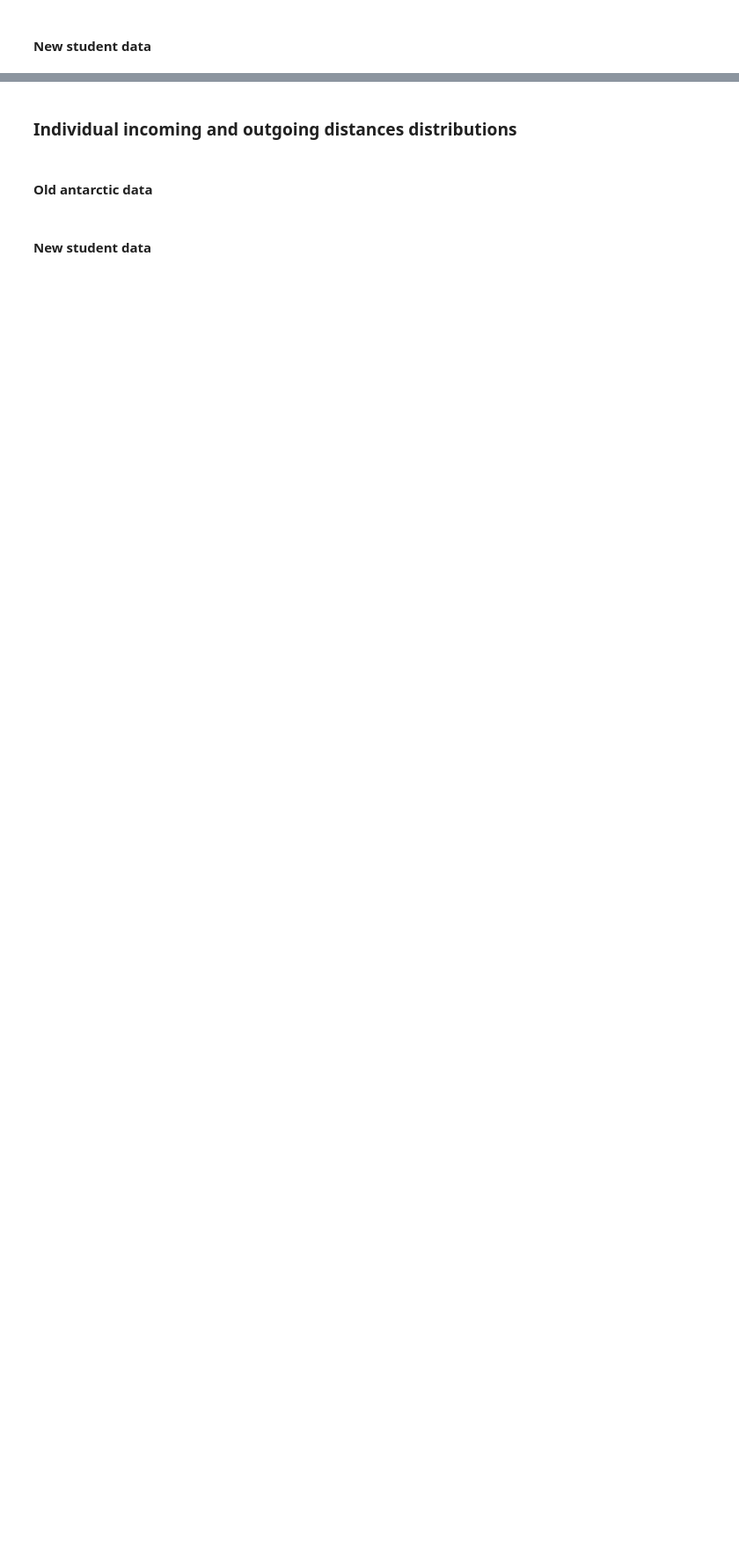
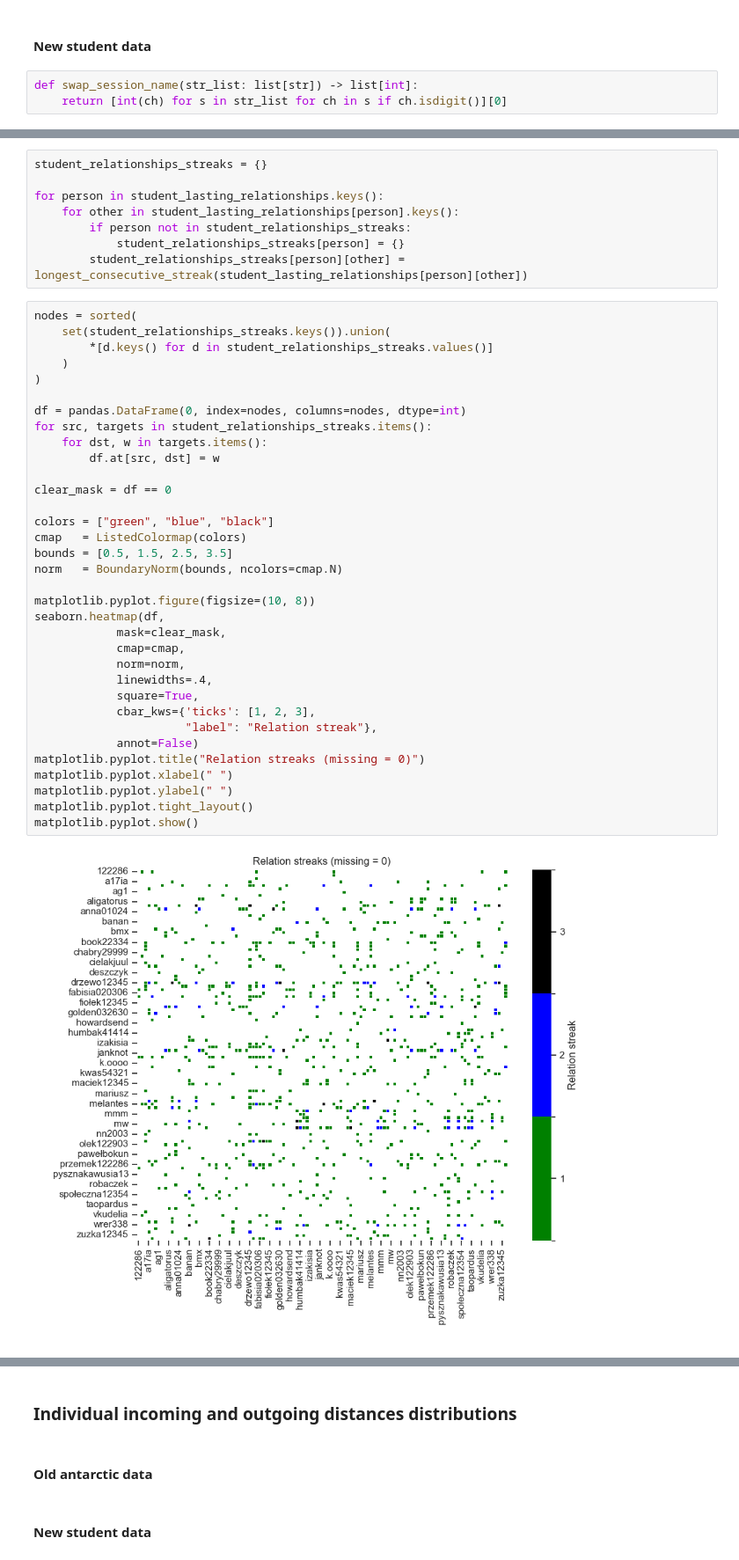
Before and after one commit to marcindahlen/Antarctica_research_2020, a Jupyter notebook: notebook.ipynb, the cells around one changed output, grey strips where cells are left out. Shown at 88% size. Cells and saved outputs as stored; diff of their text form; blank space fills up the shorter version.

```diff
--- a/notebook.ipynb
+++ b/notebook.ipynb
@@ -731,2 +770,5 @@ matplotlib.pyplot.show()
 # %% [markdown]
 #### New student data
+# %%
+def swap_session_name(str_list: list[str]) -> list[int]:
+    return [int(ch) for s in str_list for ch in s if ch.isdigit()][0]
@@ -732,0 +800,44 @@ matplotlib.pyplot.show()
+# %%
+student_relationships_streaks = {}
+
+for person in student_lasting_relationships.keys():
+    for other in student_lasting_relationships[person].keys():
+        if person not in student_relationships_streaks:
+            student_relationships_streaks[person] = {}
+        student_relationships_streaks[person][other] = longest_consecutive_streak(student_lasting_relationships[person][other])
+# %%
+nodes = sorted(
+    set(student_relationships_streaks.keys()).union(
+        *[d.keys() for d in student_relationships_streaks.values()]
+    )
+)
+
+df = pandas.DataFrame(0, index=nodes, columns=nodes, dtype=int)
+for src, targets in student_relationships_streaks.items():
+    for dst, w in targets.items():
+        df.at[src, dst] = w
+
+clear_mask = df == 0
+
+colors = ["green", "blue", "black"]
+cmap   = ListedColormap(colors)
+bounds = [0.5, 1.5, 2.5, 3.5]
+norm   = BoundaryNorm(bounds, ncolors=cmap.N)
+
+matplotlib.pyplot.figure(figsize=(10, 8))
+seaborn.heatmap(df,
+            mask=clear_mask,
+            cmap=cmap,
+            norm=norm,
+            linewidths=.4,
+            square=True,
+            cbar_kws={'ticks': [1, 2, 3],
+                      "label": "Relation streak"},
+            annot=False)
+matplotlib.pyplot.title("Relation streaks (missing = 0)")
+matplotlib.pyplot.xlabel(" ")
+matplotlib.pyplot.ylabel(" ")
+matplotlib.pyplot.tight_layout()
+matplotlib.pyplot.show()
+# %% [output]
+[figure, added]
```
Also changed, not shown: parts of 8 cells of this notebook.
